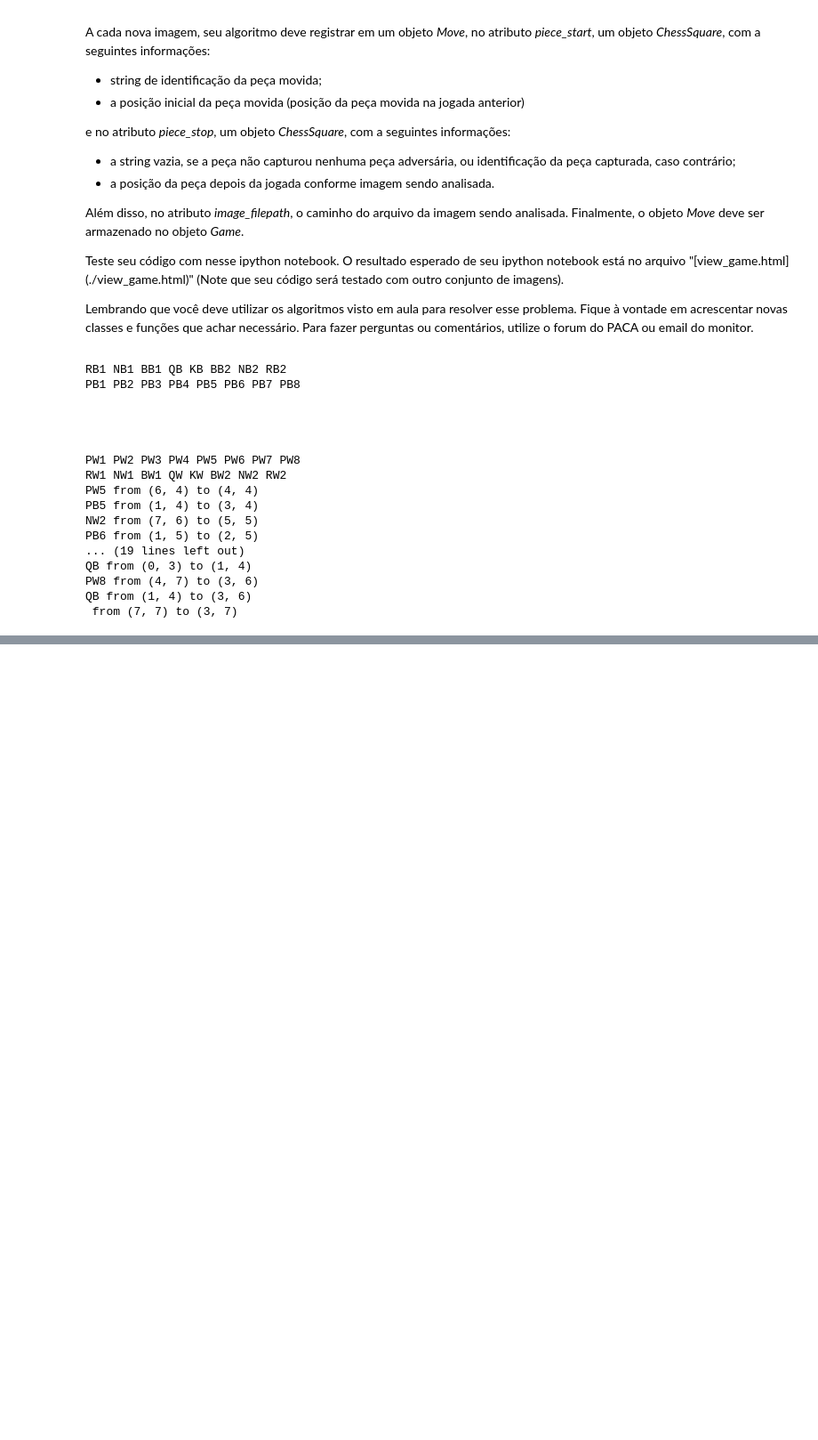
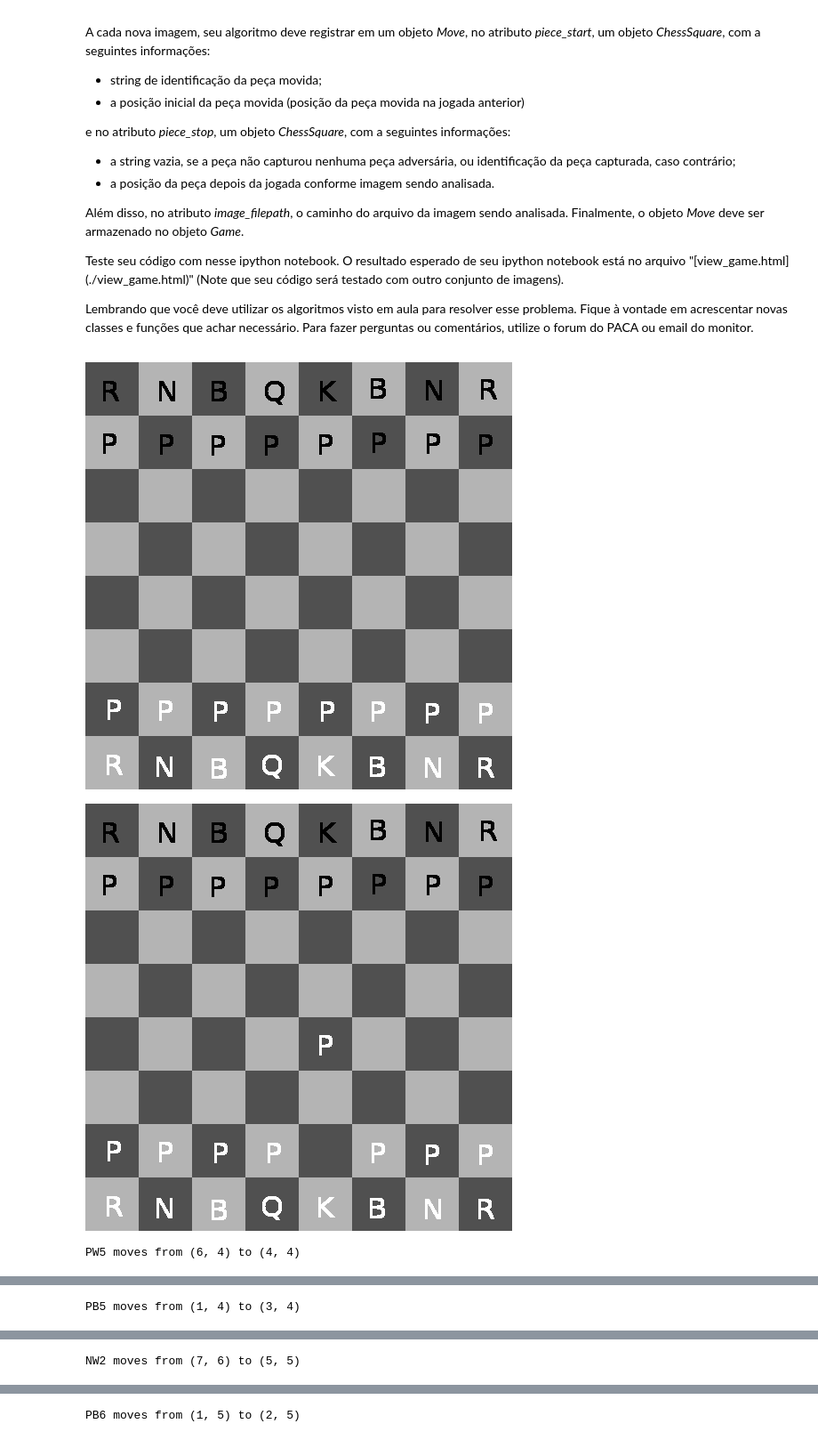
Before and after one commit to Larissa13/Mac0417, a Jupyter notebook: EP_02/chess-exercise.ipynb, the cells around one changed output, grey strips where cells are left out. Shown: that part at 89% size. Cells and saved outputs as stored; diff of their text form; code cells hidden in the pictures; blank space fills up the shorter version.

```diff
--- a/EP_02/chess-exercise.ipynb
+++ b/EP_02/chess-exercise.ipynb
@@ -95,35 +95,21 @@ Lembrando que você deve utilizar os algoritmos visto em aula para resolver esse
 # %%
 from IPython.display import Image, display
 from chess.analyze import analyze_chess_game
 game = analyze_chess_game("images/chess")
-
+display(Image("images/chess/0.png"))
 
 for move in game.moves:
         pstart = move.piece_start
         pstop = move.piece_stop
         text = pstart.piece_name + " moves from " + str((pstart.x, pstart.y))
         text += " to " + str((pstop.x, pstop.y))
 
         if pstop.piece_name is not "":
             text += " and captures " + pstop.piece_name
         text += "\n"
         display(Image(filename=move.image_filepath))
         print(text)
 # %% [output]
+[figure, added]
+[figure, added]
-RB1 NB1 BB1 QB KB BB2 NB2 RB2
-PB1 PB2 PB3 PB4 PB5 PB6 PB7 PB8
-
-
-
-
-PW1 PW2 PW3 PW4 PW5 PW6 PW7 PW8
-RW1 NW1 BW1 QW KW BW2 NW2 RW2
-PW5 from (6, 4) to (4, 4)
-PB5 from (1, 4) to (3, 4)
-NW2 from (7, 6) to (5, 5)
-PB6 from (1, 5) to (2, 5)
-... (19 lines left out)
-QB from (0, 3) to (1, 4)
-PW8 from (4, 7) to (3, 6)
-QB from (1, 4) to (3, 6)
- from (7, 7) to (3, 7)
+PW5 moves from (6, 4) to (4, 4)
@@ -129,0 +117 @@ QB from (1, 4) to (3, 6)
+PB5 moves from (1, 4) to (3, 4)
@@ -129,0 +119 @@ QB from (1, 4) to (3, 6)
+NW2 moves from (7, 6) to (5, 5)
@@ -129,0 +121 @@ QB from (1, 4) to (3, 6)
+PB6 moves from (1, 5) to (2, 5)
```
Also changed, not shown: parts of 1 cell of this notebook, 2 other files.
